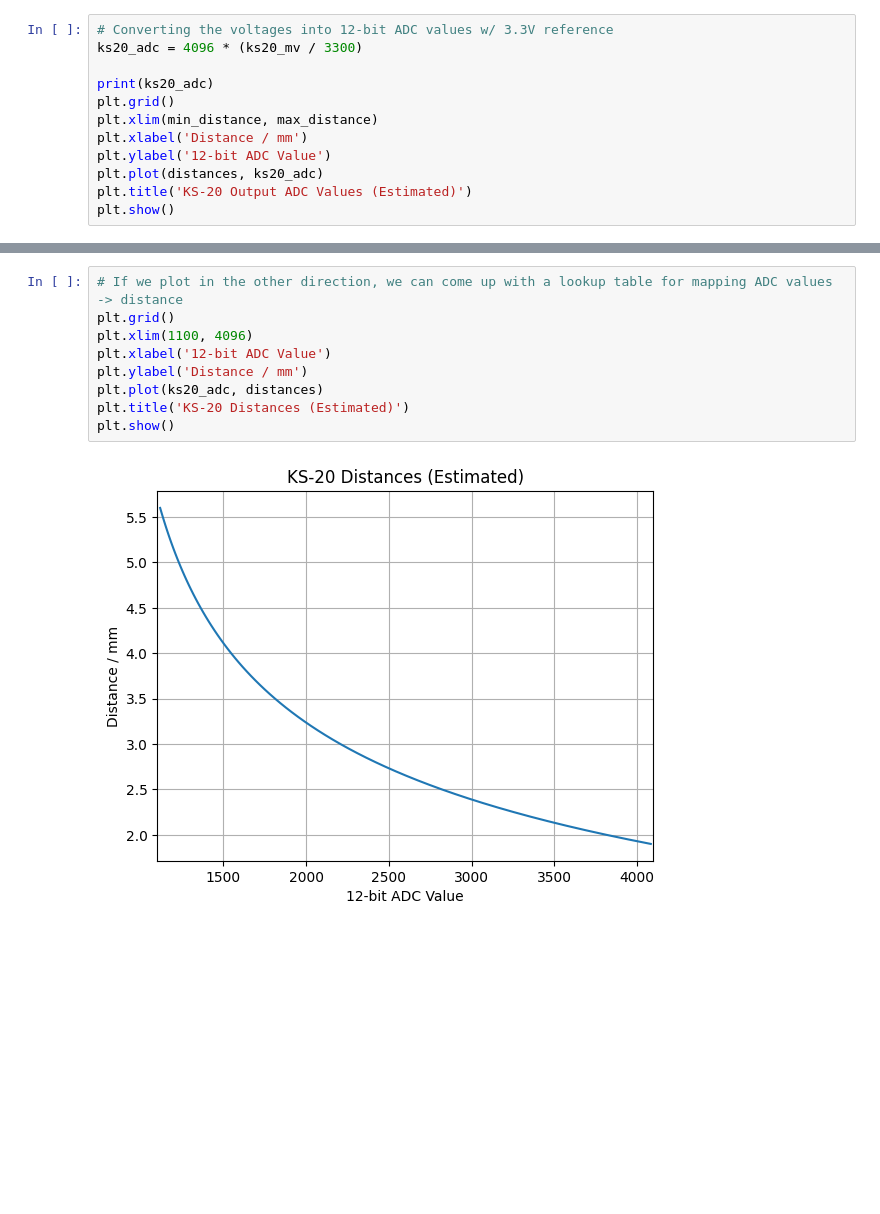
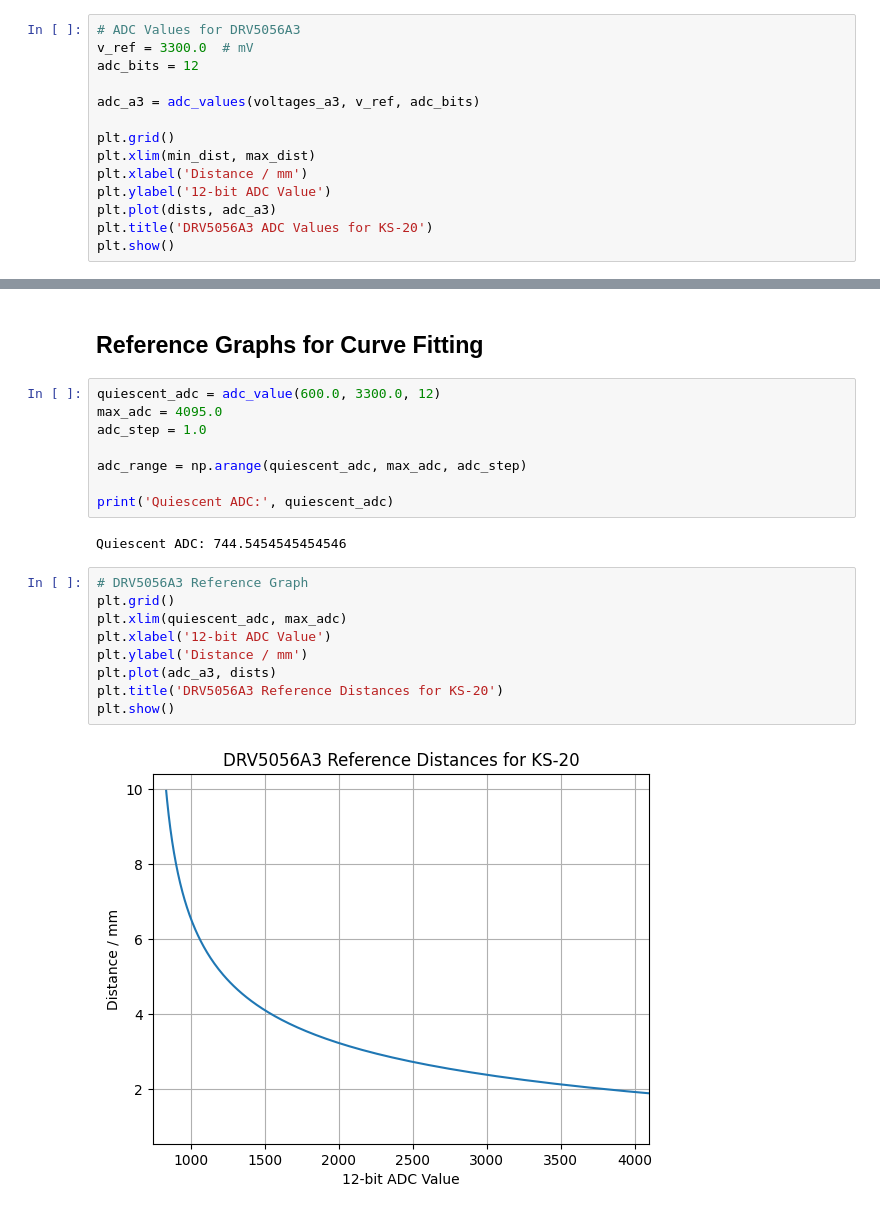
Before and after one commit to Ace4896/cloverpad-hardware, a Jupyter notebook: docs/notebooks/magnet-distance.ipynb, the cells around one changed output, grey strips where cells are left out. Drawn from its saved outputs; the diff is of its cells as text; blank space fills up the shorter version.

```diff
--- a/docs/notebooks/magnet-distance.ipynb
+++ b/docs/notebooks/magnet-distance.ipynb
@@ -225,13 +98,15 @@ plt.show()
 # %%
-# Converting the voltages into 12-bit ADC values w/ 3.3V reference
-ks20_adc = 4096 * (ks20_mv / 3300)
+# ADC Values for DRV5056A3
+v_ref = 3300.0  # mV
+adc_bits = 12
 
-print(ks20_adc)
+adc_a3 = adc_values(voltages_a3, v_ref, adc_bits)
+
 plt.grid()
-plt.xlim(min_distance, max_distance)
+plt.xlim(min_dist, max_dist)
 plt.xlabel('Distance / mm')
 plt.ylabel('12-bit ADC Value')
-plt.plot(distances, ks20_adc)
-plt.title('KS-20 Output ADC Values (Estimated)')
+plt.plot(dists, adc_a3)
+plt.title('DRV5056A3 ADC Values for KS-20')
 plt.show()
 # %% [output]
@@ -254,11 +147,23 @@ plt.show()
+# %% [markdown]
+## Reference Graphs for Curve Fitting
+# %%
+quiescent_adc = adc_value(600.0, 3300.0, 12)
+max_adc = 4095.0
+adc_step = 1.0
+
+adc_range = np.arange(quiescent_adc, max_adc, adc_step)
+
+print('Quiescent ADC:', quiescent_adc)
+# %% [output]
+Quiescent ADC: 744.5454545454546
 # %%
-# If we plot in the other direction, we can come up with a lookup table for mapping ADC values -> distance
+# DRV5056A3 Reference Graph
 plt.grid()
-plt.xlim(1100, 4096)
+plt.xlim(quiescent_adc, max_adc)
 plt.xlabel('12-bit ADC Value')
 plt.ylabel('Distance / mm')
-plt.plot(ks20_adc, distances)
-plt.title('KS-20 Distances (Estimated)')
+plt.plot(adc_a3, dists)
+plt.title('DRV5056A3 Reference Distances for KS-20')
 plt.show()
 # %% [output]
-[figure, old version]
+[figure, new version]
```
Also changed, not shown: parts of 27 cells of this notebook, 1 other file.
